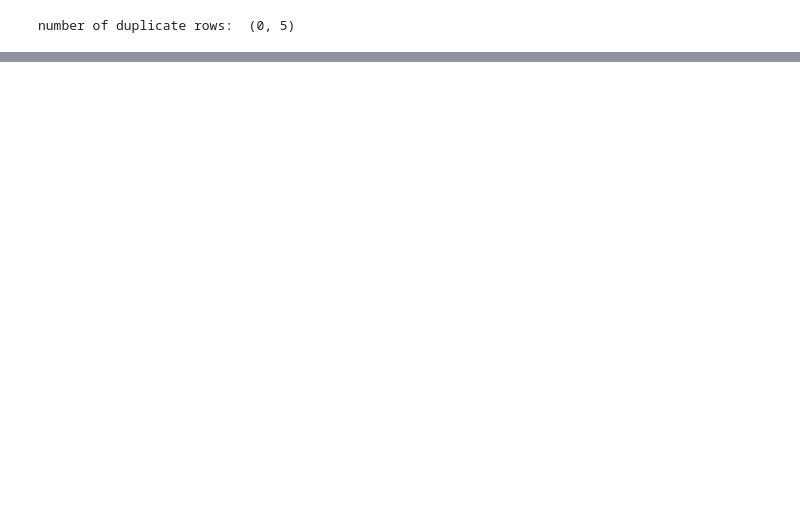
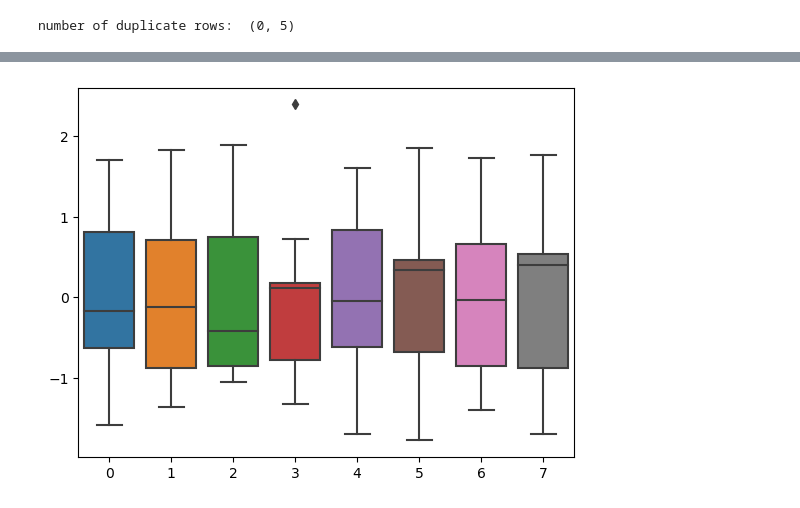
Before and after one commit to Lylkend-Albuquerque/CA1-2023, a Jupyter notebook: CA-1.ipynb, the cells around one changed output, grey strips where cells are left out. Drawn from its saved outputs; the diff is of its cells as text; code cells hidden in the pictures; blank space fills up the shorter version.

Commit message:
Add files via upload
normalisation done and some boxplots

```diff
--- a/CA-1.ipynb
+++ b/CA-1.ipynb
@@ -268,0 +189,4 @@ plt.show()
+# %%
+# Transposin the 'Component' column
+transposed_df = df.pivot(index='Year', columns='Component', values='real_number')
+print(transposed_df)
@@ -268,0 +213,4 @@ plt.show()
+# %%
+obj_std = StandardScaler().fit(transposed_df) # Train the model by calling a method, fit() just creating a object
+# %%
+df_std = obj_std.transform(transposed_df) # this moment I'm applying the preprocessor
@@ -268,0 +240,6 @@ plt.show()
+# %%
+ax = sns.boxplot(data = df_std)
+# printing this box plot to show that the all the means are close to
+# each other and close to "0" in other words, standardized.
+# %% [output]
+[figure, added]
```
Also changed, not shown: parts of 32 cells of this notebook.
